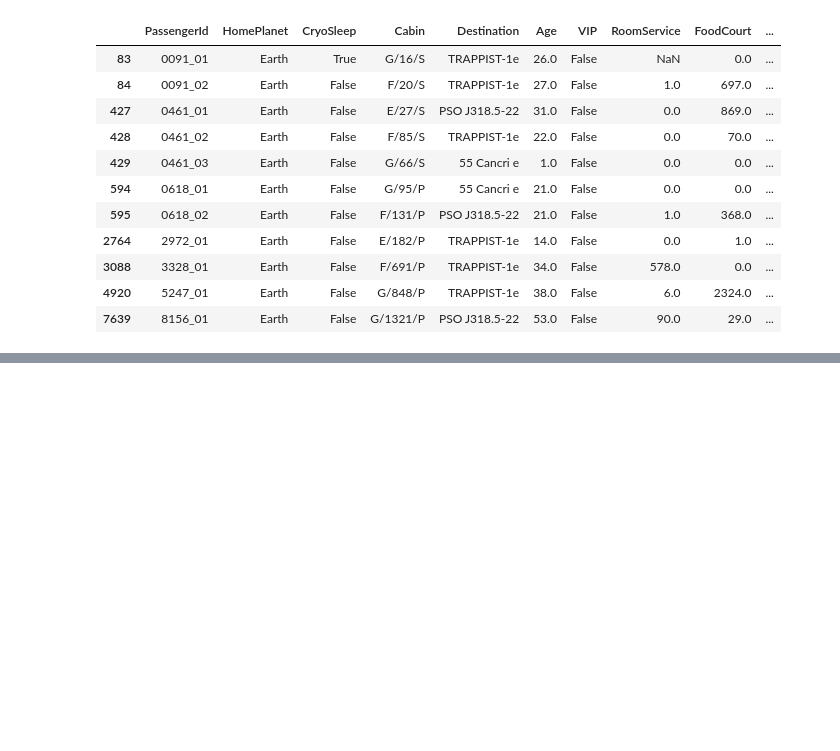
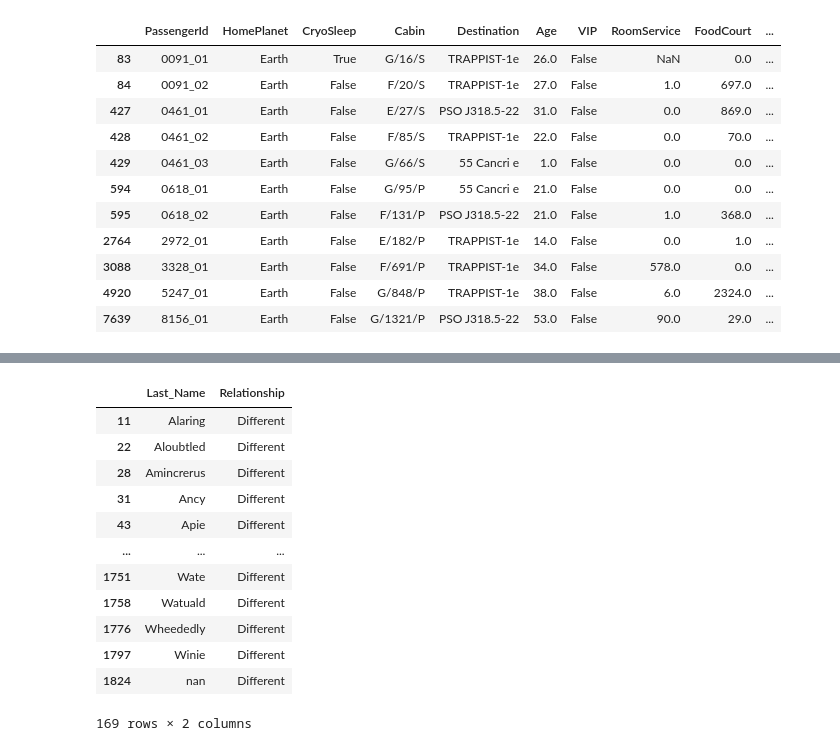
Before and after one commit to aayushshrma/spaceship-titanic, a Jupyter notebook: data_exploration/spaceship-titanic.ipynb, the cells around one changed output, grey strips where cells are left out. Cells and saved outputs as stored; diff of their text form; code cells hidden in the pictures; blank space fills up the shorter version.

```diff
--- a/data_exploration/spaceship-titanic.ipynb
+++ b/data_exploration/spaceship-titanic.ipynb
@@ -209,0 +228,16 @@ train_df[train_df['Name'].str.contains('Yorkland', na=False)]
+# %%
+results_df3[results_df3['Relationship'] == 'Different']
+# %% [output]
+|  | Last_Name | Relationship |
+| 11 | Alaring | Different |
+| 22 | Aloubtled | Different |
+| 28 | Amincrerus | Different |
+| 31 | Ancy | Different |
+| 43 | Apie | Different |
+| ... | ... | ... |
+| 1751 | Wate | Different |
+| 1758 | Watuald | Different |
+| 1776 | Wheededly | Different |
+| 1797 | Winie | Different |
+| 1824 | nan | Different |
+169 rows × 2 columns
```
Also changed, not shown: parts of 9 cells of this notebook.
